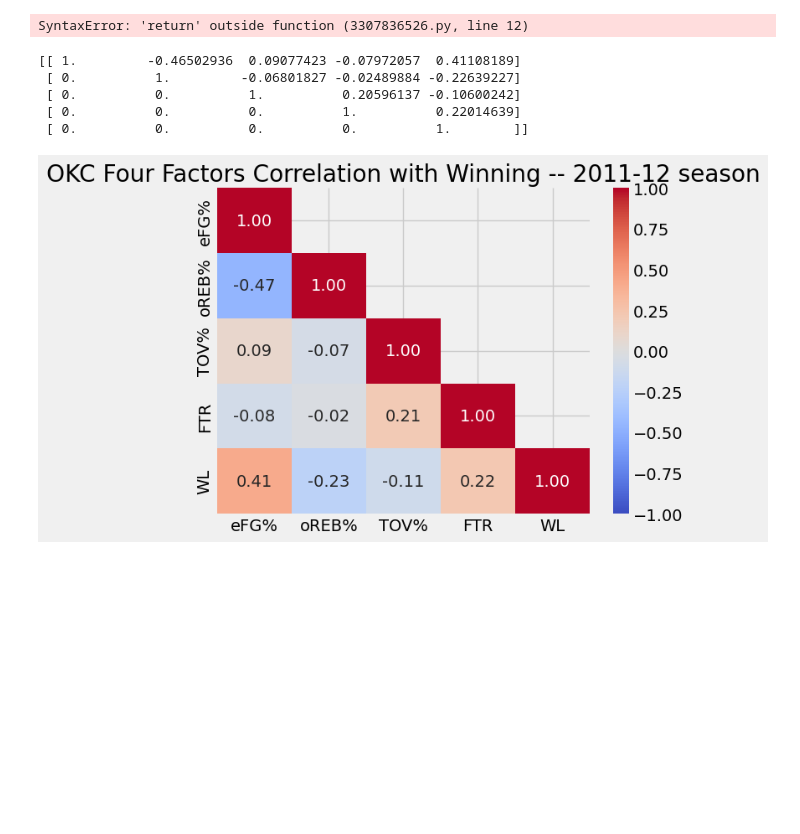
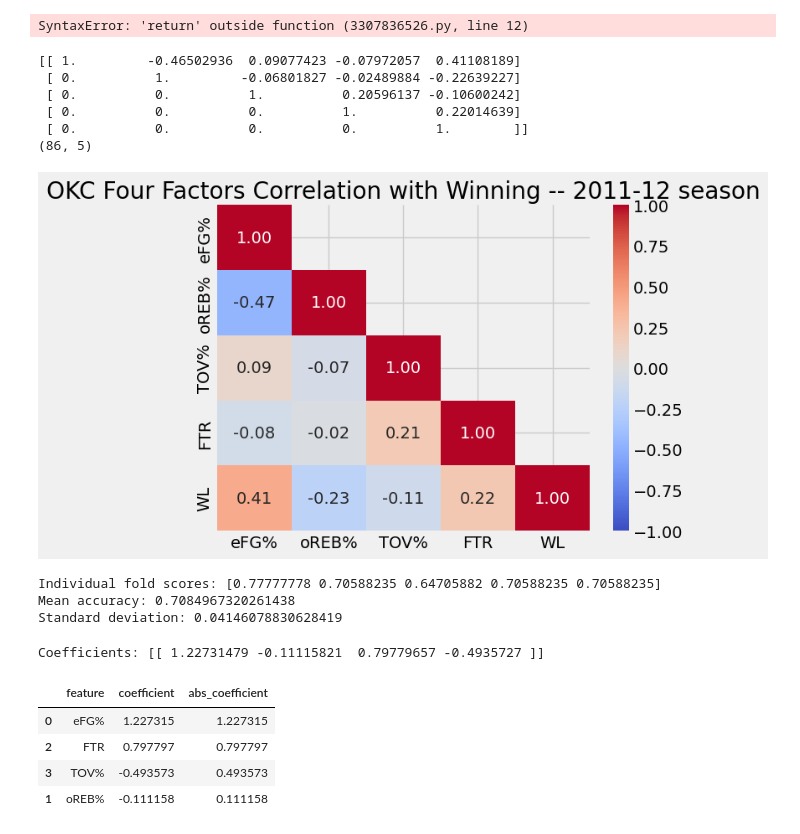
Before and after one commit to yemiajibola23/nba_2012_finals, a Jupyter notebook: notebooks/2012_nba_finals_analysis.ipynb, the cells around one changed output. Cells and saved outputs as stored; diff of their text form; code cells hidden in the pictures; blank space fills up the shorter version.

```diff
--- a/notebooks/2012_nba_finals_analysis.ipynb
+++ b/notebooks/2012_nba_finals_analysis.ipynb
@@ -593,7 +593,7 @@ okc_full_season_ff = okc_full_season_ff.drop(columns=['POSS'])
 corr_matrix = okc_full_season_ff.corr()
 # %%
 import seaborn as sns
-print(np.triu(corr_matrix))
+
 
 mask = np.triu(np.ones_like(corr_matrix, bool), k=1)
 
@@ -608,4 +608,5 @@ plt.show()
  [ 0.          0.          1.          0.20596137 -0.10600242]
  [ 0.          0.          0.          1.          0.22014639]
  [ 0.          0.          0.          0.          1.        ]]
+(86, 5)
 [figure]
@@ -611,0 +623,30 @@ plt.show()
+# %%
+model = LogisticRegression()
+score = cross_val_score(model, x_scaled, y, cv=5)
+
+print("Individual fold scores:", score)
+print("Mean accuracy:", score.mean())
+print("Standard deviation:", score.std())
+# %% [output]
+Individual fold scores: [0.77777778 0.70588235 0.64705882 0.70588235 0.70588235]
+Mean accuracy: 0.7084967320261438
+Standard deviation: 0.04146078830628419
+# %%
+model.fit(x_scaled, y)
+print("Coefficients:", model.coef_)
+labels = ['eFG%', 'oREB%', 'FTR', 'TOV%']
+
+coefficients_df = pd.DataFrame({
+ 'feature': labels,
+ 'coefficient': model.coef_[0]
+})
+
+coefficients_df['abs_coefficient'] = coefficients_df['coefficient'].abs()
+coefficients_df.sort_values('abs_coefficient', ascending=False)
+# %% [output]
+Coefficients: [[ 1.22731479 -0.11115821  0.79779657 -0.4935727 ]]
+|  | feature | coefficient | abs_coefficient |
+| 0 | eFG% | 1.227315 | 1.227315 |
+| 2 | FTR | 0.797797 | 0.797797 |
+| 3 | TOV% | -0.493573 | 0.493573 |
+| 1 | oREB% | -0.111158 | 0.111158 |
```
Also changed, not shown: parts of 2 cells of this notebook, 1 other file.
